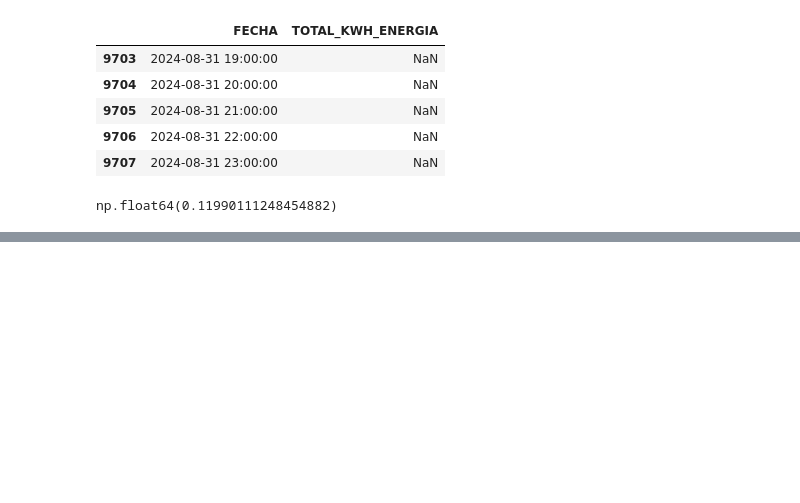
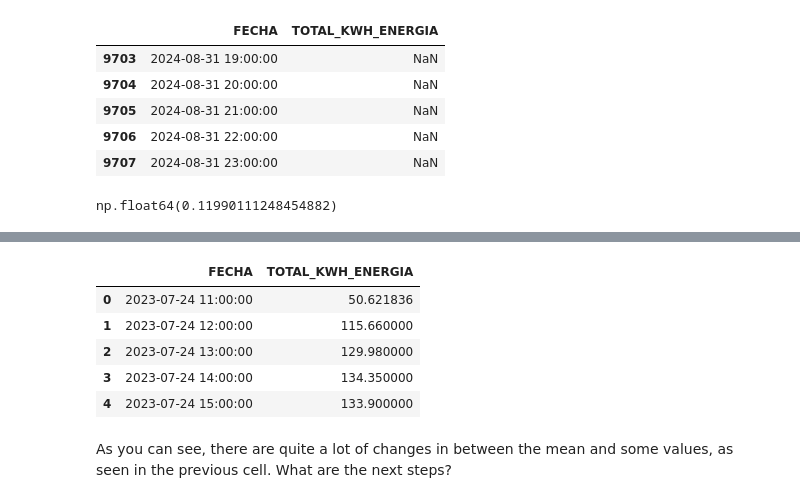
Before and after one commit to Daryox/Repsol-Datathon, a Jupyter notebook: EDA.ipynb, the cells around one changed output, grey strips where cells are left out. Cells and saved outputs as stored; diff of their text form; code cells hidden in the pictures; blank space fills up the shorter version.

```diff
--- a/EDA.ipynb
+++ b/EDA.ipynb
@@ -56,0 +54,11 @@ genfot.isna()
+# %%
+counter = 0
+sum = 0
+indexes = []
+for i, v in enumerate(genfot["TOTAL_KWH_ENERGIA"]):
+    if v < 0:
+        sum += v
+        counter += 1
+        indexes.append(i)
+aux = genfot.loc[indexes].copy()
+print(counter)
@@ -56,0 +112,5 @@ genfot.isna()
+# %%
+for i, v in enumerate(genfot["TOTAL_KWH_ENERGIA"]):
+    if pd.isna(v):
+        aux = genfot["FECHA"][i].hour
+        genfot["TOTAL_KWH_ENERGIA"][i] = hourly_mean[aux]
@@ -56,0 +135,11 @@ genfot.isna()
+# %%
+genfot.head()
+# %% [output]
+|  | FECHA | TOTAL_KWH_ENERGIA |
+| 0 | 2023-07-24 11:00:00 | 50.621836 |
+| 1 | 2023-07-24 12:00:00 | 115.660000 |
+| 2 | 2023-07-24 13:00:00 | 129.980000 |
+| 3 | 2023-07-24 14:00:00 | 134.350000 |
+| 4 | 2023-07-24 15:00:00 | 133.900000 |
+# %% [markdown]
+As you can see, there are quite a lot of changes in between the mean and some values, as seen in the previous cell. What are the next steps?
```
Also changed, not shown: parts of 11 cells of this notebook.
